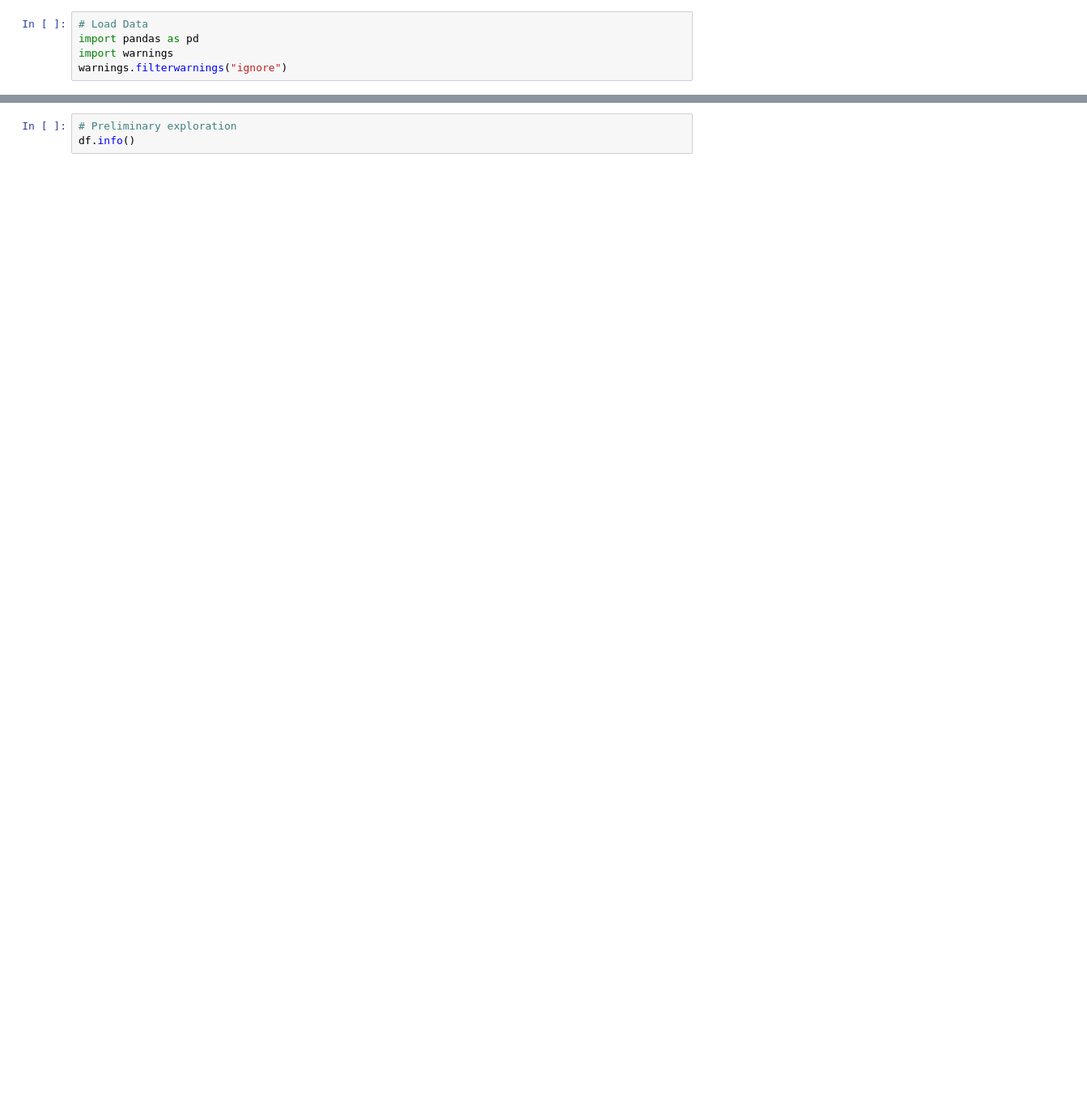
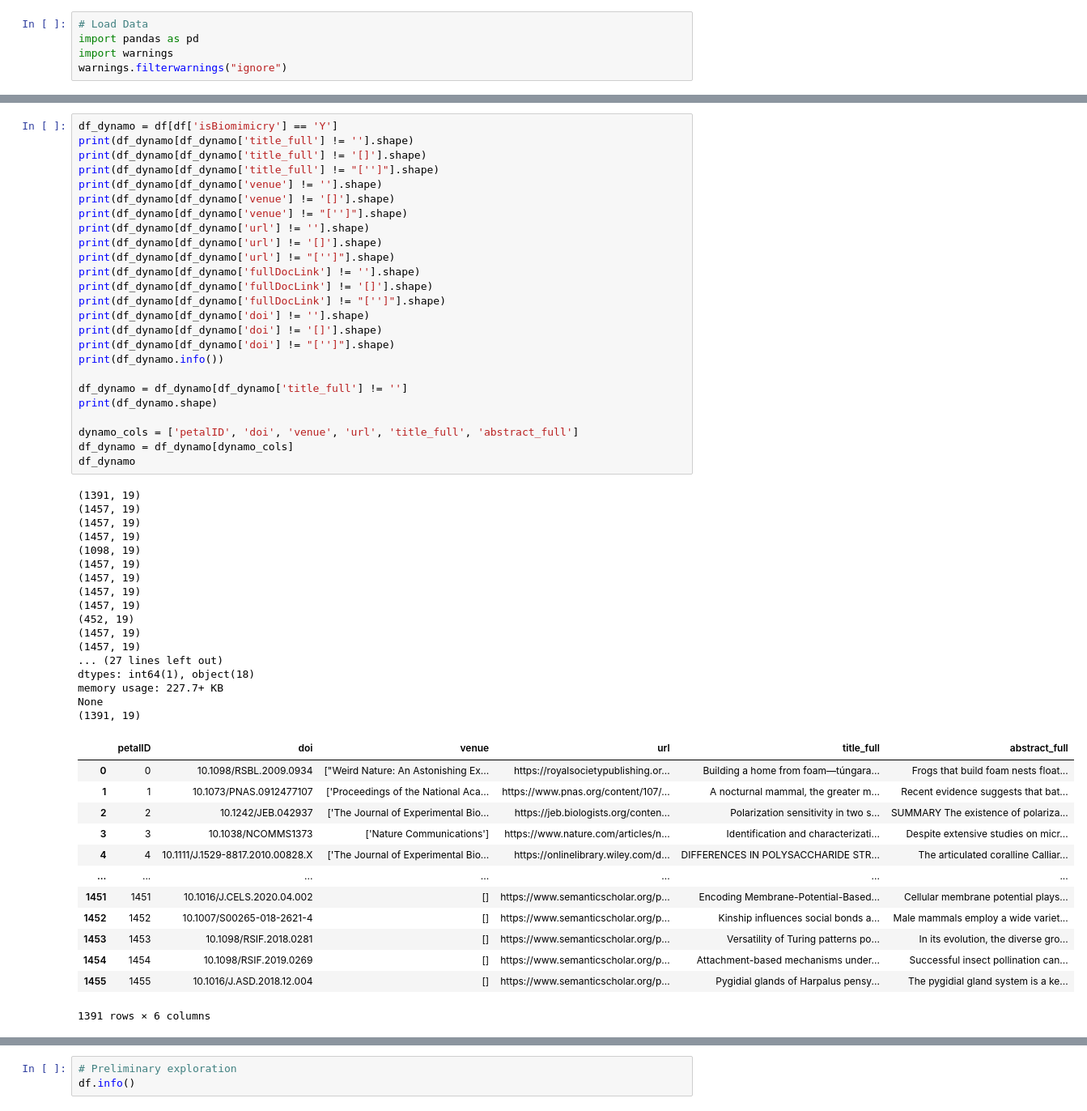
Before and after one commit to nasa-petal/search-engine, a Jupyter notebook: data-exploration-and-cleaning.ipynb, the cells around one changed output, grey strips where cells are left out. Shown at 81% size. Saved outputs shown, nothing was run; the diff lists cells and outputs as text; blank space fills up the shorter version.

```diff
--- a/data-exploration-and-cleaning.ipynb
+++ b/data-exploration-and-cleaning.ipynb
@@ -44,5 +44,61 @@ df.head()
 | 2 | 2005539166 | ['sepia mestus', 'optomotor respo... | ['The Journal of Experimental Bio... | [2163942483, 3088803717] | [2035108601, 2155571491, 21598577... | ['polarization', 'sensitivity', '... | ['existence', 'polarization', 'se... | 2 | 10.1242/JEB.042937 | ['The Journal of Experimental Bio... | ... |
 | 3 | 2151557512 | ['energy source', 'cellulase', 'a... | ['Nature Communications'] | [3146712807, 3146712807, 21899118... | [2141885858, 2120772351, 21089297... | ['identification', 'characterizat... | ['archaea', 'microorganisms', 'wi... | 3 | 10.1038/NCOMMS1373 | ['Nature Communications'] | ... |
 | 4 | 2160542693 | ['galactan', 'coralline algae', '... | ['Journal of Phycology'] | [1790079306, 2557664461, 18990249... | [2001396309, 2057007315, 19688346... | ['differences', 'polysaccharide',... | ['articulated', 'coralline', 'cal... | 4 | 10.1111/J.1529-8817.2010.00828.X | ['The Journal of Experimental Bio... | ... |
+# %%
+df_dynamo = df[df['isBiomimicry'] == 'Y']
+print(df_dynamo[df_dynamo['title_full'] != ''].shape)
+print(df_dynamo[df_dynamo['title_full'] != '[]'].shape)
+print(df_dynamo[df_dynamo['title_full'] != "['']"].shape)
+print(df_dynamo[df_dynamo['venue'] != ''].shape)
+print(df_dynamo[df_dynamo['venue'] != '[]'].shape)
+print(df_dynamo[df_dynamo['venue'] != "['']"].shape)
+print(df_dynamo[df_dynamo['url'] != ''].shape)
+print(df_dynamo[df_dynamo['url'] != '[]'].shape)
+print(df_dynamo[df_dynamo['url'] != "['']"].shape)
+print(df_dynamo[df_dynamo['fullDocLink'] != ''].shape)
+print(df_dynamo[df_dynamo['fullDocLink'] != '[]'].shape)
+print(df_dynamo[df_dynamo['fullDocLink'] != "['']"].shape)
+print(df_dynamo[df_dynamo['doi'] != ''].shape)
+print(df_dynamo[df_dynamo['doi'] != '[]'].shape)
+print(df_dynamo[df_dynamo['doi'] != "['']"].shape)
+print(df_dynamo.info())
+
+df_dynamo = df_dynamo[df_dynamo['title_full'] != '']
+print(df_dynamo.shape)
+
+dynamo_cols = ['petalID', 'doi', 'venue', 'url', 'title_full', 'abstract_full']
+df_dynamo = df_dynamo[dynamo_cols]
+df_dynamo
+# %% [output]
+(1391, 19)
+(1457, 19)
+(1457, 19)
+(1457, 19)
+(1098, 19)
+(1457, 19)
+(1457, 19)
+(1457, 19)
+(1457, 19)
+(452, 19)
+(1457, 19)
+(1457, 19)
+... (27 lines left out)
+dtypes: int64(1), object(18)
+memory usage: 227.7+ KB
+None
+(1391, 19)
+|  | petalID | doi | venue | url | title_full | abstract_full |
+| 0 | 0 | 10.1098/RSBL.2009.0934 | ["Weird Nature: An Astonishing Ex... | https://royalsocietypublishing.or... | Building a home from foam—túngara... | Frogs that build foam nests float... |
+| 1 | 1 | 10.1073/PNAS.0912477107 | ['Proceedings of the National Aca... | https://www.pnas.org/content/107/... | A nocturnal mammal, the greater m... | Recent evidence suggests that bat... |
+| 2 | 2 | 10.1242/JEB.042937 | ['The Journal of Experimental Bio... | https://jeb.biologists.org/conten... | Polarization sensitivity in two s... | SUMMARY The existence of polariza... |
+| 3 | 3 | 10.1038/NCOMMS1373 | ['Nature Communications'] | https://www.nature.com/articles/n... | Identification and characterizati... | Despite extensive studies on micr... |
+| 4 | 4 | 10.1111/J.1529-8817.2010.00828.X | ['The Journal of Experimental Bio... | https://onlinelibrary.wiley.com/d... | DIFFERENCES IN POLYSACCHARIDE STR... | The articulated coralline Calliar... |
+| ... | ... | ... | ... | ... | ... | ... |
+| 1451 | 1451 | 10.1016/J.CELS.2020.04.002 | [] | https://www.semanticscholar.org/p... | Encoding Membrane-Potential-Based... | Cellular membrane potential plays... |
+| 1452 | 1452 | 10.1007/S00265-018-2621-4 | [] | https://www.semanticscholar.org/p... | Kinship influences social bonds a... | Male mammals employ a wide variet... |
+| 1453 | 1453 | 10.1098/RSIF.2018.0281 | [] | https://www.semanticscholar.org/p... | Versatility of Turing patterns po... | In its evolution, the diverse gro... |
+| 1454 | 1454 | 10.1098/RSIF.2019.0269 | [] | https://www.semanticscholar.org/p... | Attachment-based mechanisms under... | Successful insect pollination can... |
+| 1455 | 1455 | 10.1016/J.ASD.2018.12.004 | [] | https://www.semanticscholar.org/p... | Pygidial glands of Harpalus pensy... | The pygidial gland system is a ke... |
+1391 rows × 6 columns
 # %%
 # Drop all non-feature columns
```
Also changed, not shown: parts of 4 cells of this notebook, 1 other file.
